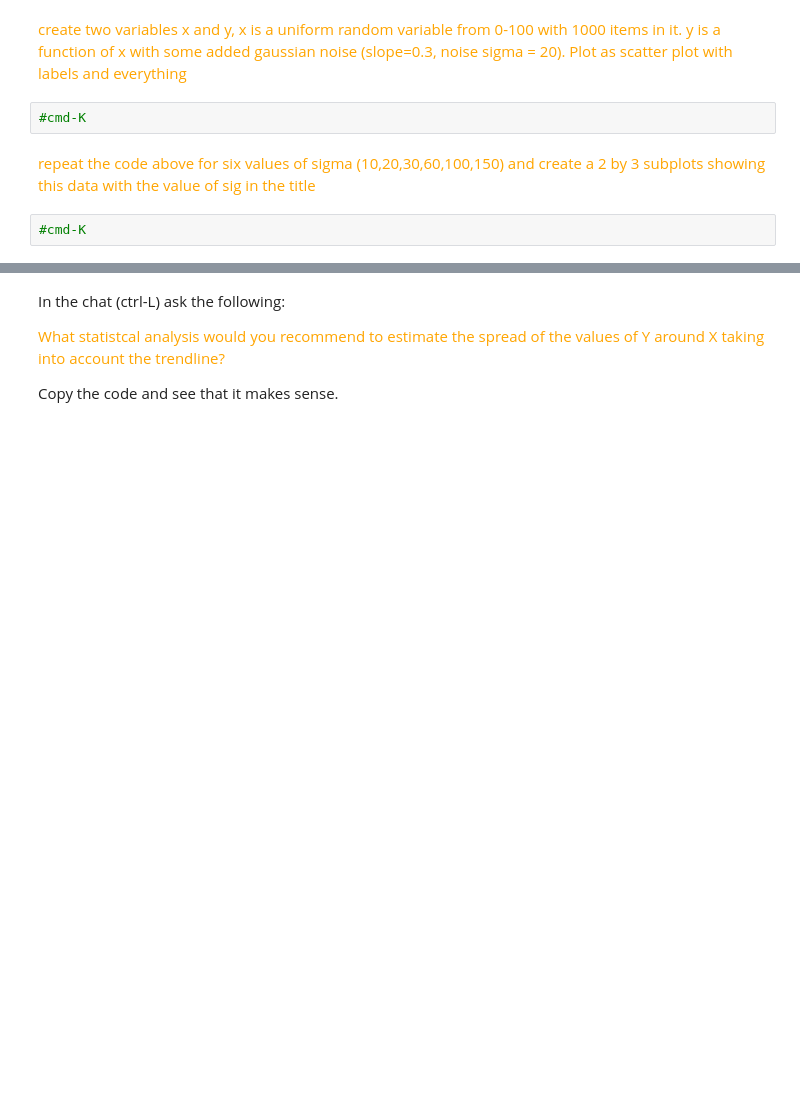
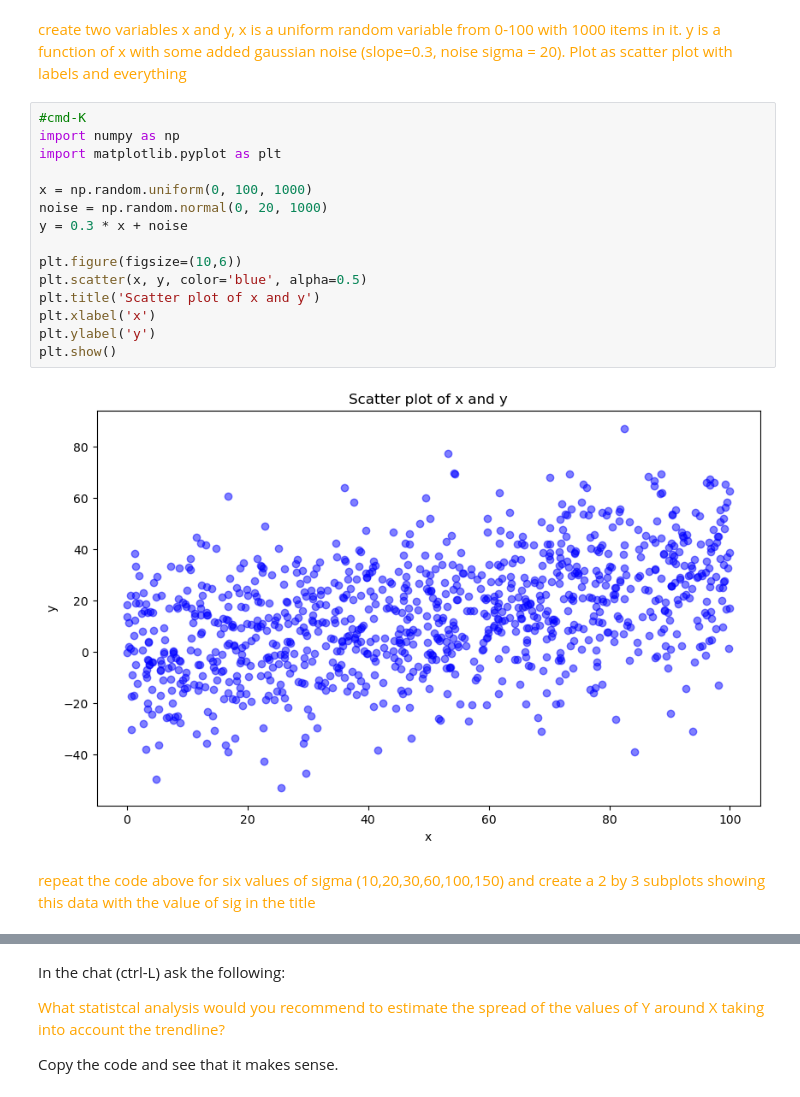
Before and after one commit to rwollman/Chem269-2023, a Jupyter notebook: Notebooks/00_Intro.ipynb, the cells around one changed output, grey strips where cells are left out. Saved outputs shown, nothing was run; the diff lists cells and outputs as text; blank space fills up the shorter version.

```diff
--- a/Notebooks/00_Intro.ipynb
+++ b/Notebooks/00_Intro.ipynb
@@ -37,9 +35,22 @@ Submit assignments by Mon Nov 13 at 9am
 ### What are robots good for? a demonstration
 # %% [markdown]
 <span style='color:orange'>create two variables x and y, x is a uniform random variable from 0-100 with 1000 items in it. y is a function of x with some added gaussian noise (slope=0.3, noise sigma  = 20). Plot as scatter plot with labels and everything</span>
-# %%
-#cmd-K
+# %%
+#cmd-K
+import numpy as np
+import matplotlib.pyplot as plt
+
+x = np.random.uniform(0, 100, 1000)
+noise = np.random.normal(0, 20, 1000)
+y = 0.3 * x + noise
+
+plt.figure(figsize=(10,6))
+plt.scatter(x, y, color='blue', alpha=0.5)
+plt.title('Scatter plot of x and y')
+plt.xlabel('x')
+plt.ylabel('y')
+plt.show()
+# %% [output]
+[figure, added]
 # %% [markdown]
 <span style='color:orange'>repeat the code above for six values of sigma (10,20,30,60,100,150) and create a 2 by 3 subplots showing this data with the value of sig in the title</span>
-# %%
-#cmd-K
```
Also changed, not shown: parts of 4 cells of this notebook.
